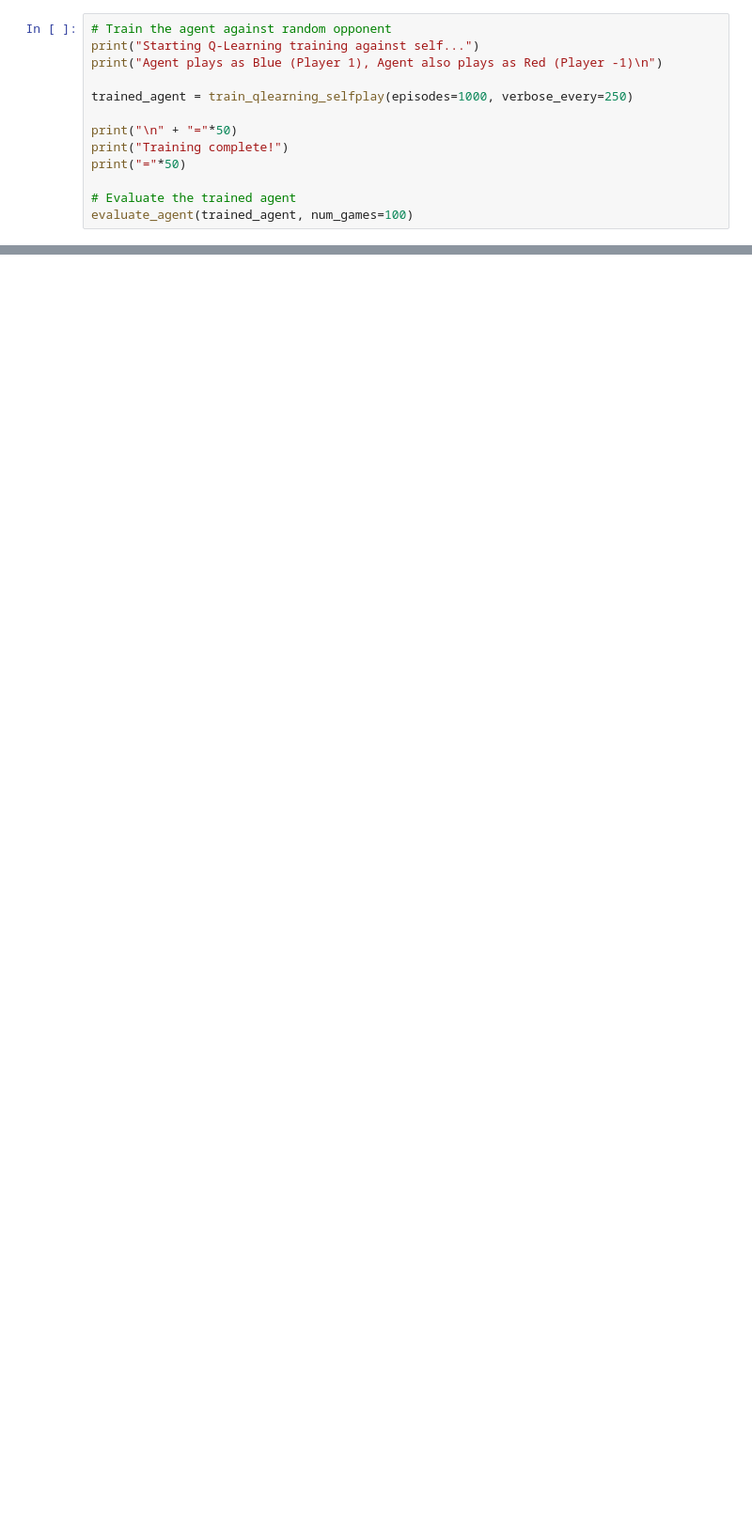
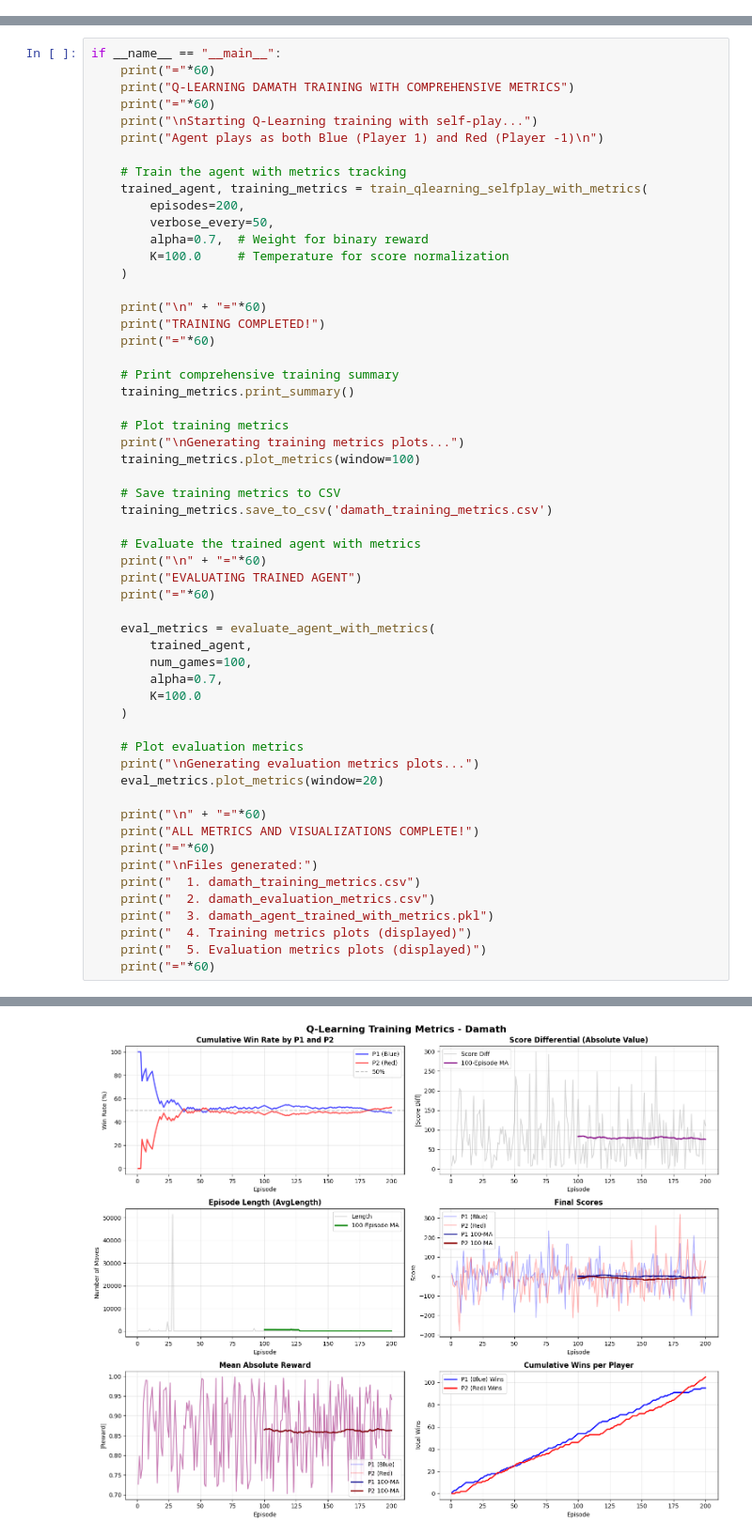
Before and after one commit to machiwao/CCRNFLRL_Integer_Damath, a Jupyter notebook: q_learning.ipynb, the cells around one changed output, grey strips where cells are left out. Shown: that part at 94% size. Cells and saved outputs as stored; diff of their text form; blank space fills up the shorter version.

Commit message:
Updated agents with metrics

```diff
--- a/q_learning.ipynb
+++ b/q_learning.ipynb
@@ -482,13 +754,0 @@ def evaluate_agent(agent, num_games=100):
-# %%
-# Train the agent against random opponent
-print("Starting Q-Learning training against self...")
-print("Agent plays as Blue (Player 1), Agent also plays as Red (Player -1)\n")
-
-trained_agent = train_qlearning_selfplay(episodes=1000, verbose_every=250)
-
-print("\n" + "="*50)
-print("Training complete!")
-print("="*50)
-
-# Evaluate the trained agent
-evaluate_agent(trained_agent, num_games=100)
@@ -530,0 +836,57 @@ Score Margin: -18.3
+# %%
+if __name__ == "__main__":
+    print("="*60)
+    print("Q-LEARNING DAMATH TRAINING WITH COMPREHENSIVE METRICS")
+    print("="*60)
+    print("\nStarting Q-Learning training with self-play...")
+    print("Agent plays as both Blue (Player 1) and Red (Player -1)\n")
+
+    # Train the agent with metrics tracking
+    trained_agent, training_metrics = train_qlearning_selfplay_with_metrics(
+        episodes=200,
+        verbose_every=50,
+        alpha=0.7,  # Weight for binary reward
+        K=100.0     # Temperature for score normalization
+    )
+
+    print("\n" + "="*60)
+    print("TRAINING COMPLETED!")
+    print("="*60)
+
+    # Print comprehensive training summary
+    training_metrics.print_summary()
+
+    # Plot training metrics
+    print("\nGenerating training metrics plots...")
+    training_metrics.plot_metrics(window=100)
+
+    # Save training metrics to CSV
+    training_metrics.save_to_csv('damath_training_metrics.csv')
+
+    # Evaluate the trained agent with metrics
+    print("\n" + "="*60)
+    print("EVALUATING TRAINED AGENT")
+    print("="*60)
+
+    eval_metrics = evaluate_agent_with_metrics(
+        trained_agent,
+        num_games=100,
+        alpha=0.7,
+        K=100.0
+    )
+
+    # Plot evaluation metrics
+    print("\nGenerating evaluation metrics plots...")
+    eval_metrics.plot_metrics(window=20)
+
+    print("\n" + "="*60)
+    print("ALL METRICS AND VISUALIZATIONS COMPLETE!")
+    print("="*60)
+    print("\nFiles generated:")
+    print("  1. damath_training_metrics.csv")
+    print("  2. damath_evaluation_metrics.csv")
+    print("  3. damath_agent_trained_with_metrics.pkl")
+    print("  4. Training metrics plots (displayed)")
+    print("  5. Evaluation metrics plots (displayed)")
+    print("="*60)
+# %% [output]
@@ -530,0 +955 @@ Score Margin: -18.3
+[figure, added]
```
Also changed, not shown: parts of 9 cells of this notebook, 1 other file.
